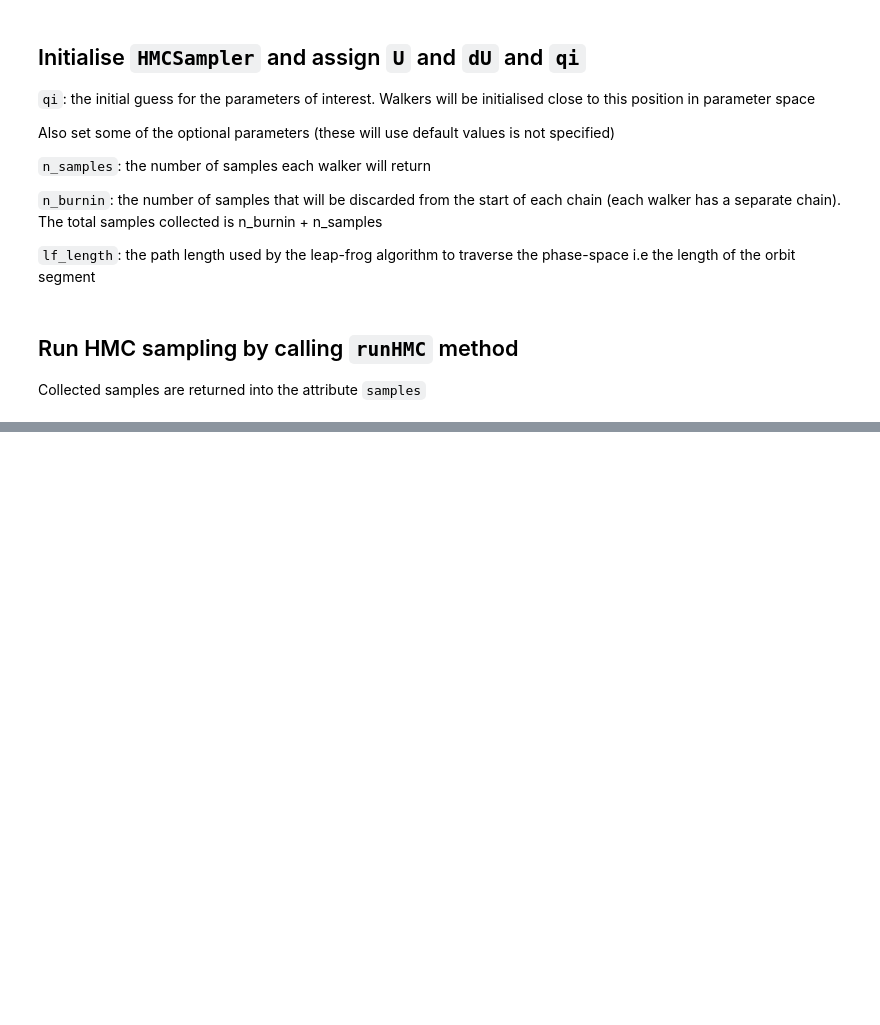
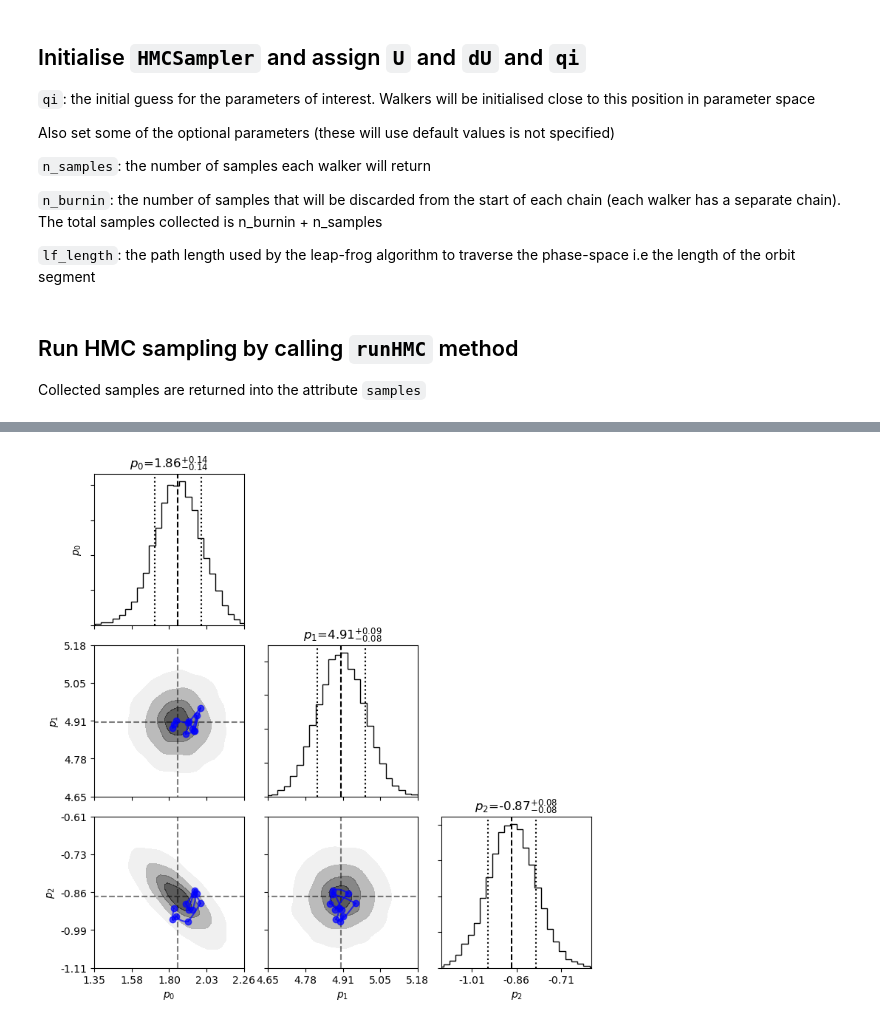
Before and after one commit to dylannpaterson/HMC, a Jupyter notebook: example.ipynb, the cells around one changed output, grey strips where cells are left out. Cells and saved outputs as stored; diff of their text form; code cells hidden in the pictures; blank space fills up the shorter version.

```diff
--- a/example.ipynb
+++ b/example.ipynb
@@ -106,0 +124,7 @@ orbit_plot = smp.plotOrbits(10,
+# %%
+smp.lf_length = 0.05 #about right, could be a bit longer
+smp.runHMC()
+orbit_plot = smp.plotOrbits(10,
+               [r"$p_0$",r"$p_1$",r"$p_2$",r"$p_3$",r"$p_4$"])
+# %% [output]
+[figure, added]
```
Also changed, not shown: parts of 10 cells of this notebook.
